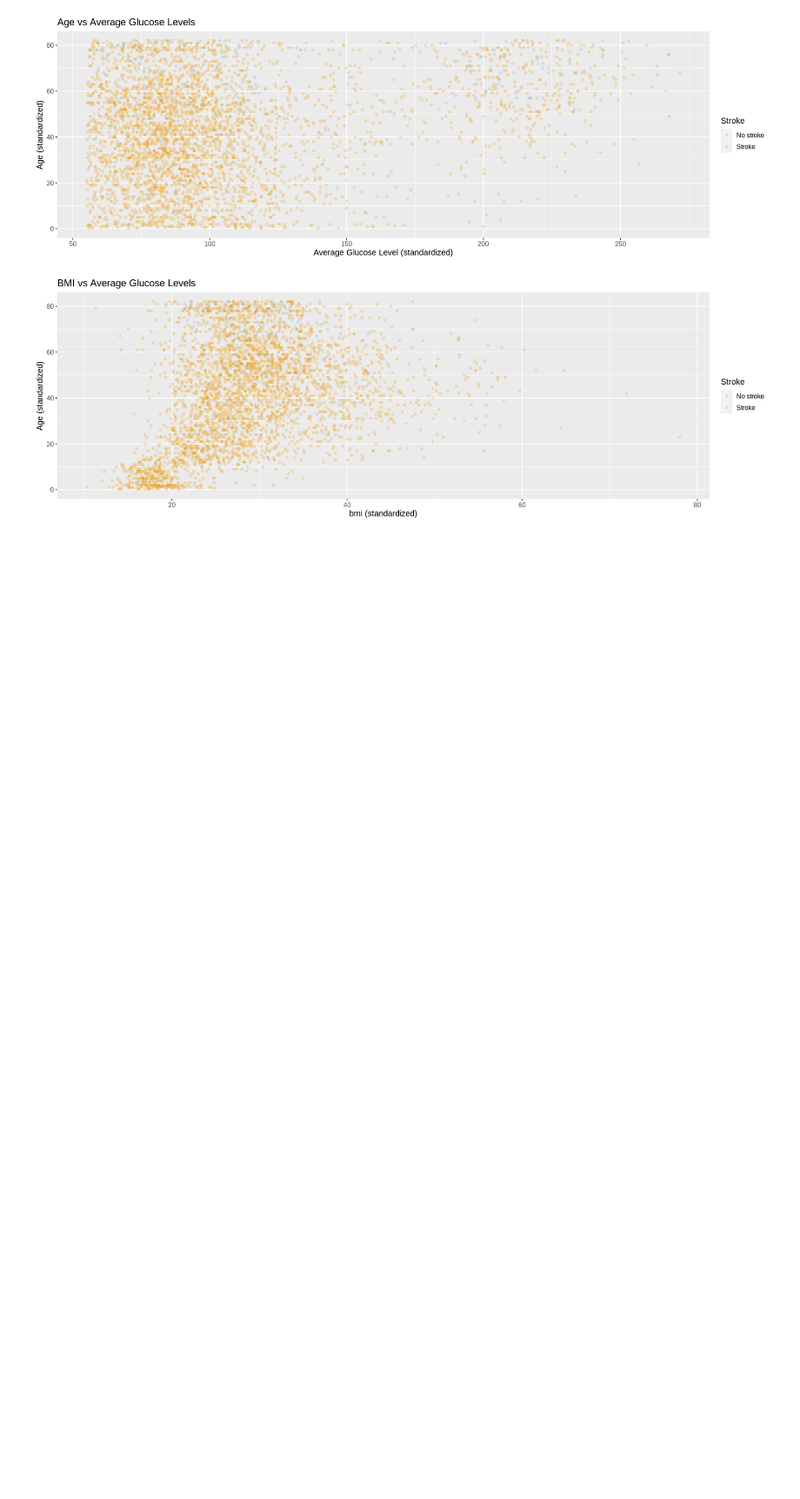
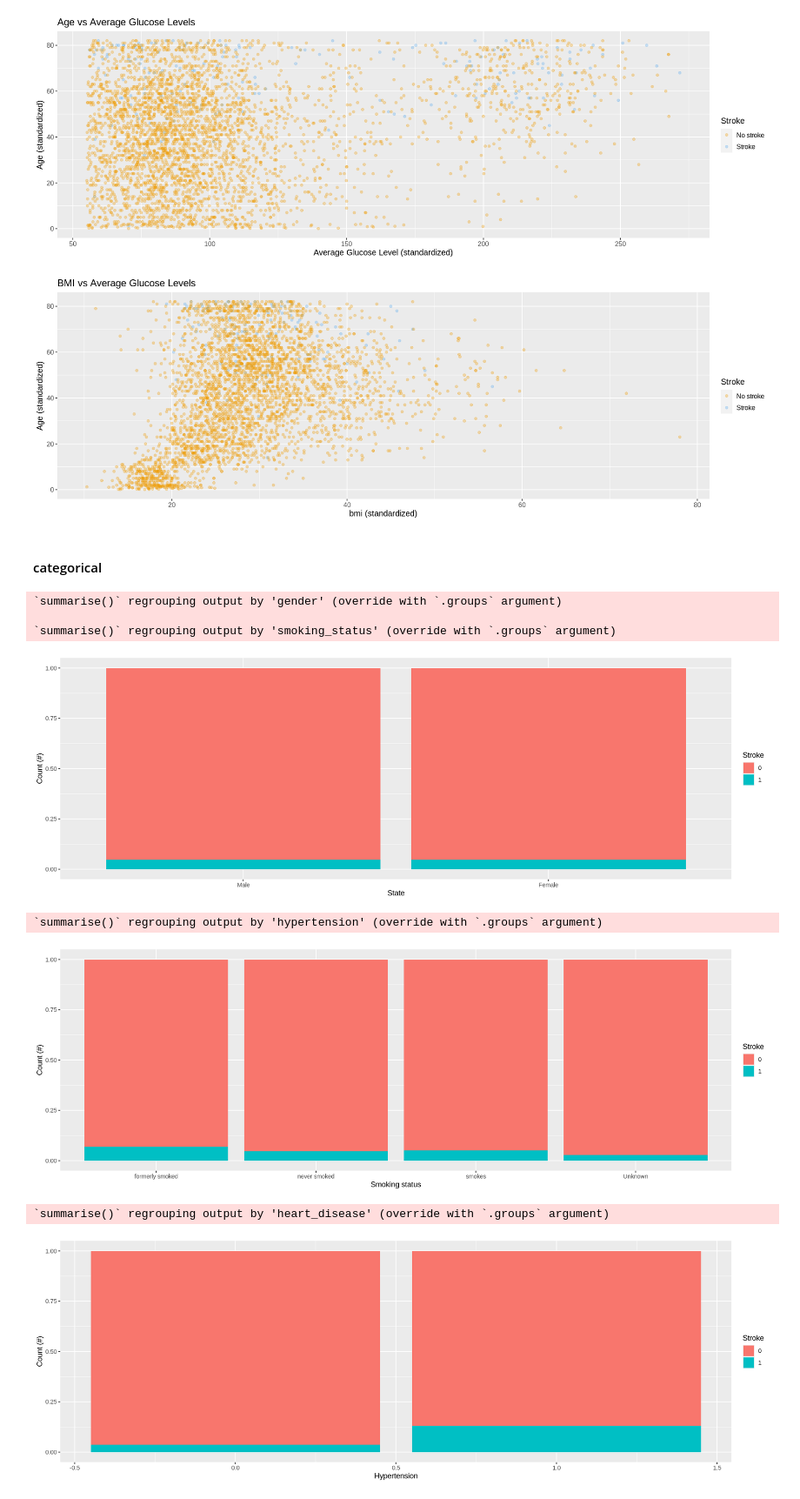
Before and after one commit to Gaelhpalmer/dsci-100-project, a Jupyter notebook: graphs.ipynb, the cells around one changed output. Shown at 87% size. Cells and saved outputs as stored; diff of their text form; code cells hidden in the pictures; blank space fills up the shorter version.

Commit message:
categorical

```diff
--- a/graphs.ipynb
+++ b/graphs.ipynb
@@ -204,3 +204,64 @@ Warning message:
 “Removed 157 rows containing missing values (geom_point).”
 [figure]
 [figure]
+# %% [markdown]
+#### categorical ####
+# %%
+# gender
+gender_count <- stroke_train %>%
+    filter(gender != "Other") %>%
+    group_by(gender, stroke) %>%
+    summarise(n = n())
+
+gender_plot <- ggplot(gender_count, aes(x = gender, y = n, fill = stroke)) +
+   geom_bar(stat = "identity", position = "fill") +
+  xlab("State") +
+  ylab("Count (#)") +
+  labs(fill = "Stroke")
+gender_plot
+
+# smoking status
+smoking_status_count <- stroke_train %>%
+    filter(gender != "Other") %>%
+    group_by(smoking_status, stroke) %>%
+    summarise(n = n())
+
+smoking_status_plot <- ggplot(smoking_status_count, aes(x = smoking_status, y = n, fill = stroke)) +
+   geom_bar(stat = "identity", position = "fill") +
+  xlab("Smoking status") +
+  ylab("Count (#)") +
+  labs(fill = "Stroke")
+smoking_status_plot
+
+# hypertension
+hypertension_count <- stroke_train %>%
+    group_by(hypertension, stroke) %>%
+    summarise(n = n())
+
+hypertension_plot <- ggplot(hypertension_count, aes(x = hypertension, y = n, fill = stroke)) +
+   geom_bar(stat = "identity", position = "fill") +
+  xlab("Hypertension") +
+  ylab("Count (#)") +
+  labs(fill = "Stroke")
+hypertension_plot
+
+# hypertension
+heart_disease_count <- stroke_train %>%
+    group_by(heart_disease, stroke) %>%
+    summarise(n = n())
+
+heart_disease_plot <- ggplot(heart_disease_count, aes(x = heart_disease, y = n, fill = stroke)) +
+   geom_bar(stat = "identity", position = "fill") +
+  xlab("Heart Disease") +
+  ylab("Count (#)") +
+  labs(fill = "Stroke")
+heart_disease_plot
+# %% [output]
+`summarise()` regrouping output by 'gender' (override with `.groups` argument)
+
+`summarise()` regrouping output by 'smoking_status' (override with `.groups` argument)
+[figure, added]
+`summarise()` regrouping output by 'hypertension' (override with `.groups` argument)
+[figure, added]
+`summarise()` regrouping output by 'heart_disease' (override with `.groups` argument)
+[figure, added]
```
Also changed, not shown: parts of 3 cells of this notebook.
